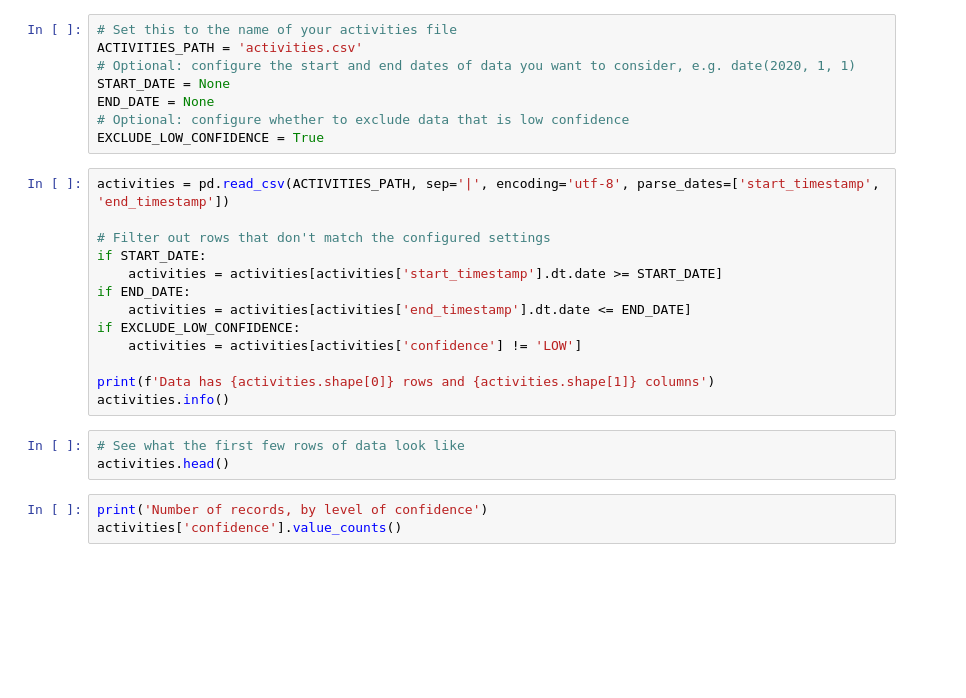
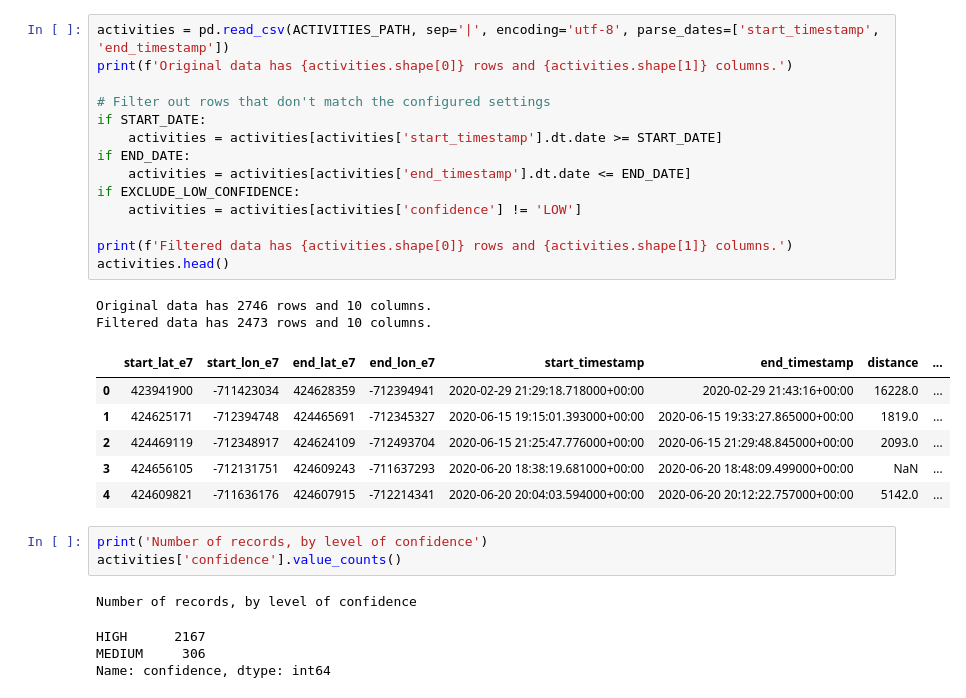
Before and after one commit to Stefan4472/google-location-history-analysis, a Jupyter notebook: analyze_activities.ipynb, the cells around one changed output. Drawn from its saved outputs; the diff is of its cells as text; blank space fills up the shorter version.

```diff
--- a/analyze_activities.ipynb
+++ b/analyze_activities.ipynb
@@ -7,28 +27,32 @@ import pandas as pd
-# %%
-# Set this to the name of your activities file
-ACTIVITIES_PATH = 'activities.csv'
-# Optional: configure the start and end dates of data you want to consider, e.g. date(2020, 1, 1)
-START_DATE = None
-END_DATE = None
-# Optional: configure whether to exclude data that is low confidence
-EXCLUDE_LOW_CONFIDENCE = True
 # %%
 activities = pd.read_csv(ACTIVITIES_PATH, sep='|', encoding='utf-8', parse_dates=['start_timestamp', 'end_timestamp'])
+print(f'Original data has {activities.shape[0]} rows and {activities.shape[1]} columns.')
 
 # Filter out rows that don't match the configured settings
 if START_DATE:
     activities = activities[activities['start_timestamp'].dt.date >= START_DATE]
 if END_DATE:
     activities = activities[activities['end_timestamp'].dt.date <= END_DATE]
 if EXCLUDE_LOW_CONFIDENCE:
     activities = activities[activities['confidence'] != 'LOW']
 
-print(f'Data has {activities.shape[0]} rows and {activities.shape[1]} columns')
-activities.info()
+print(f'Filtered data has {activities.shape[0]} rows and {activities.shape[1]} columns.')
+activities.head()
+# %% [output]
+Original data has 2746 rows and 10 columns.
+Filtered data has 2473 rows and 10 columns.
+|  | start_lat_e7 | start_lon_e7 | end_lat_e7 | end_lon_e7 | start_timestamp | end_timestamp | distance | ... |
+| 0 | 423941900 | -711423034 | 424628359 | -712394941 | 2020-02-29 21:29:18.718000+00:00 | 2020-02-29 21:43:16+00:00 | 16228.0 | ... |
+| 1 | 424625171 | -712394748 | 424465691 | -712345327 | 2020-06-15 19:15:01.393000+00:00 | 2020-06-15 19:33:27.865000+00:00 | 1819.0 | ... |
+| 2 | 424469119 | -712348917 | 424624109 | -712493704 | 2020-06-15 21:25:47.776000+00:00 | 2020-06-15 21:29:48.845000+00:00 | 2093.0 | ... |
+| 3 | 424656105 | -712131751 | 424609243 | -711637293 | 2020-06-20 18:38:19.681000+00:00 | 2020-06-20 18:48:09.499000+00:00 | NaN | ... |
+| 4 | 424609821 | -711636176 | 424607915 | -712214341 | 2020-06-20 20:04:03.594000+00:00 | 2020-06-20 20:12:22.757000+00:00 | 5142.0 | ... |
-# %%
-# See what the first few rows of data look like
-activities.head()
-# %%
-print('Number of records, by level of confidence')
-activities['confidence'].value_counts()
+# %%
+print('Number of records, by level of confidence')
+activities['confidence'].value_counts()
+# %% [output]
+Number of records, by level of confidence
+HIGH      2167
+MEDIUM     306
+Name: confidence, dtype: int64
 # %%
```
Also changed, not shown: parts of 7 cells of this notebook, 5 other files.
